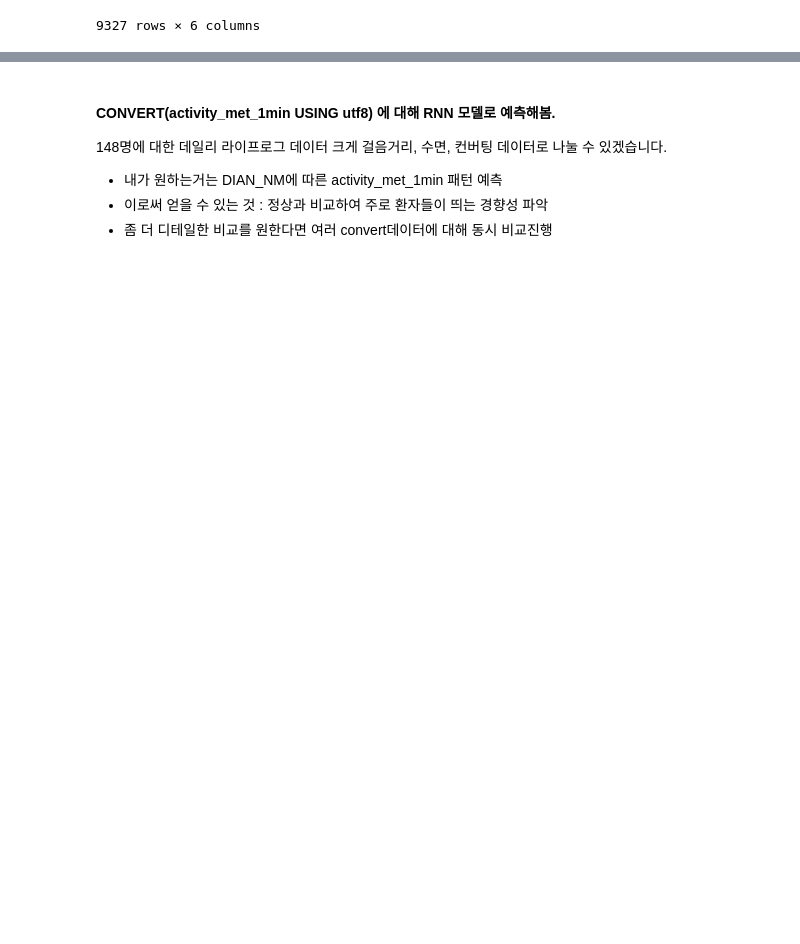
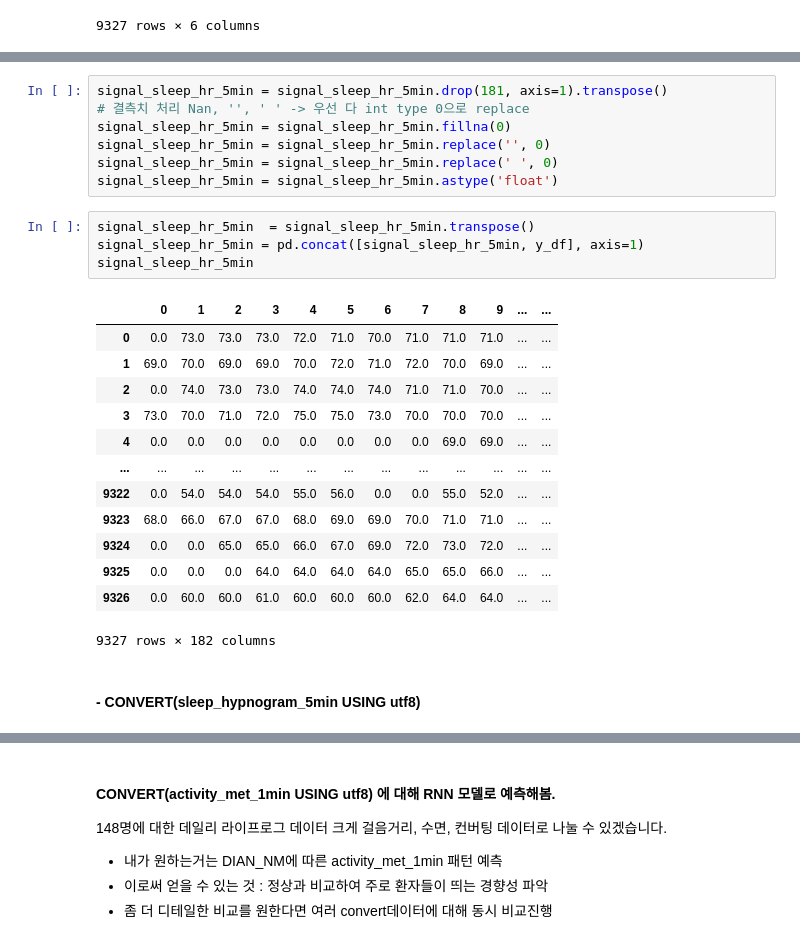
Before and after one commit to NumpyGonHey/Dementia_clf, a Jupyter notebook: sobeeee/baseline_hong-Copy1.ipynb, the cells around one changed output, grey strips where cells are left out. Saved outputs shown, nothing was run; the diff lists cells and outputs as text; blank space fills up the shorter version.

```diff
--- a/sobeeee/baseline_hong-Copy1.ipynb
+++ b/sobeeee/baseline_hong-Copy1.ipynb
@@ -570,0 +604,27 @@ df_stock_norm.head()
+# %%
+signal_sleep_hr_5min = signal_sleep_hr_5min.drop(181, axis=1).transpose()
+# 결측치 처리 Nan, '', ' ' -> 우선 다 int type 0으로 replace
+signal_sleep_hr_5min = signal_sleep_hr_5min.fillna(0)
+signal_sleep_hr_5min = signal_sleep_hr_5min.replace('', 0)
+signal_sleep_hr_5min = signal_sleep_hr_5min.replace(' ', 0)
+signal_sleep_hr_5min = signal_sleep_hr_5min.astype('float')
+# %%
+signal_sleep_hr_5min  = signal_sleep_hr_5min.transpose()
+signal_sleep_hr_5min = pd.concat([signal_sleep_hr_5min, y_df], axis=1)
+signal_sleep_hr_5min
+# %% [output]
+|  | 0 | 1 | 2 | 3 | 4 | 5 | 6 | 7 | 8 | 9 | ... | ... |
+| 0 | 0.0 | 73.0 | 73.0 | 73.0 | 72.0 | 71.0 | 70.0 | 71.0 | 71.0 | 71.0 | ... | ... |
+| 1 | 69.0 | 70.0 | 69.0 | 69.0 | 70.0 | 72.0 | 71.0 | 72.0 | 70.0 | 69.0 | ... | ... |
+| 2 | 0.0 | 74.0 | 73.0 | 73.0 | 74.0 | 74.0 | 74.0 | 71.0 | 71.0 | 70.0 | ... | ... |
+| 3 | 73.0 | 70.0 | 71.0 | 72.0 | 75.0 | 75.0 | 73.0 | 70.0 | 70.0 | 70.0 | ... | ... |
+| 4 | 0.0 | 0.0 | 0.0 | 0.0 | 0.0 | 0.0 | 0.0 | 0.0 | 69.0 | 69.0 | ... | ... |
+| ... | ... | ... | ... | ... | ... | ... | ... | ... | ... | ... | ... | ... |
+| 9322 | 0.0 | 54.0 | 54.0 | 54.0 | 55.0 | 56.0 | 0.0 | 0.0 | 55.0 | 52.0 | ... | ... |
+| 9323 | 68.0 | 66.0 | 67.0 | 67.0 | 68.0 | 69.0 | 69.0 | 70.0 | 71.0 | 71.0 | ... | ... |
+| 9324 | 0.0 | 0.0 | 65.0 | 65.0 | 66.0 | 67.0 | 69.0 | 72.0 | 73.0 | 72.0 | ... | ... |
+| 9325 | 0.0 | 0.0 | 0.0 | 64.0 | 64.0 | 64.0 | 64.0 | 65.0 | 65.0 | 66.0 | ... | ... |
+| 9326 | 0.0 | 60.0 | 60.0 | 61.0 | 60.0 | 60.0 | 60.0 | 62.0 | 64.0 | 64.0 | ... | ... |
+9327 rows × 182 columns
+# %% [markdown]
+#### - CONVERT(sleep_hypnogram_5min USING utf8)
```
Also changed, not shown: parts of 48 cells of this notebook.
